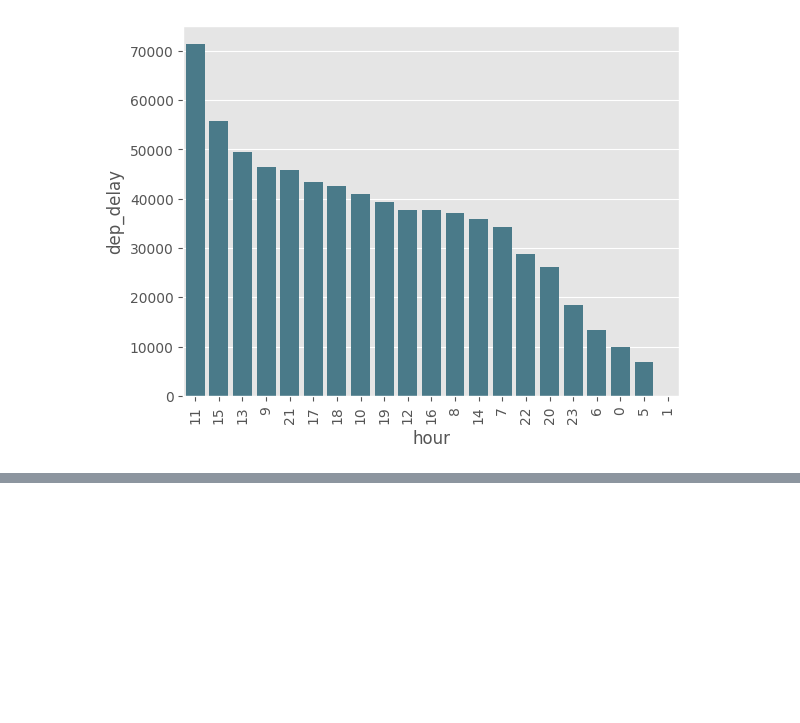
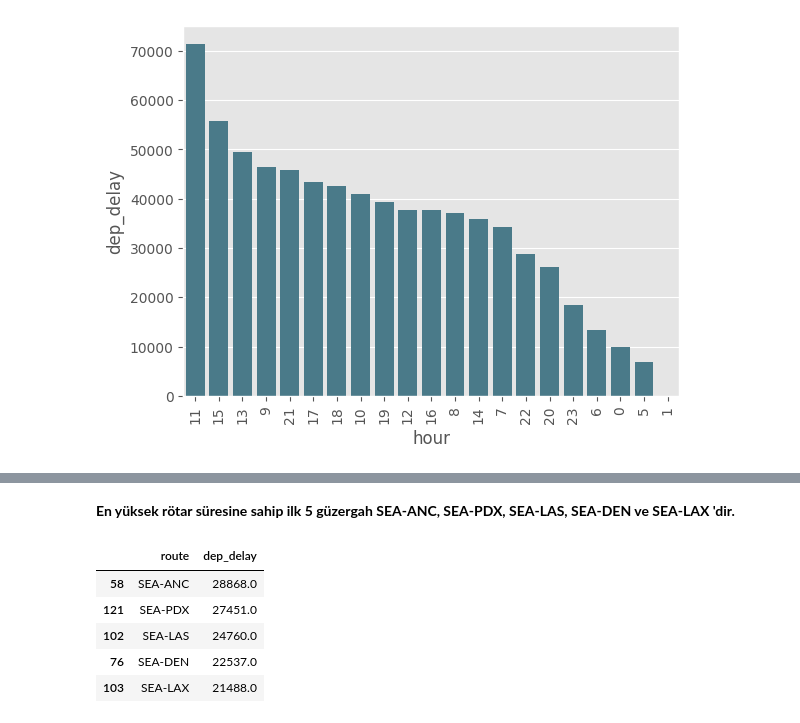
Before and after one commit to kntvrl/flights_project, a Jupyter notebook: project_notebook_ds.ipynb, the cells around one changed output, grey strips where cells are left out. Saved outputs shown, nothing was run; the diff lists cells and outputs as text; code cells hidden in the pictures; blank space fills up the shorter version.

```diff
--- a/project_notebook_ds.ipynb
+++ b/project_notebook_ds.ipynb
@@ -1114,0 +1113,11 @@ _ = custom_barplot(total_hourly_delays,"hour","dep_delay",sum)
+# %% [markdown]
+**En yüksek rötar süresine sahip ilk 5 güzergah SEA-ANC, SEA-PDX, SEA-LAS, SEA-DEN ve SEA-LAX 'dir.**
+# %%
+df.groupby("route")["dep_delay"].sum().reset_index().sort_values("dep_delay",ascending=False).head()
+# %% [output]
+|  | route | dep_delay |
+| 58 | SEA-ANC | 28868.0 |
+| 121 | SEA-PDX | 27451.0 |
+| 102 | SEA-LAS | 24760.0 |
+| 76 | SEA-DEN | 22537.0 |
+| 103 | SEA-LAX | 21488.0 |
```
Also changed, not shown: parts of 9 cells of this notebook.
